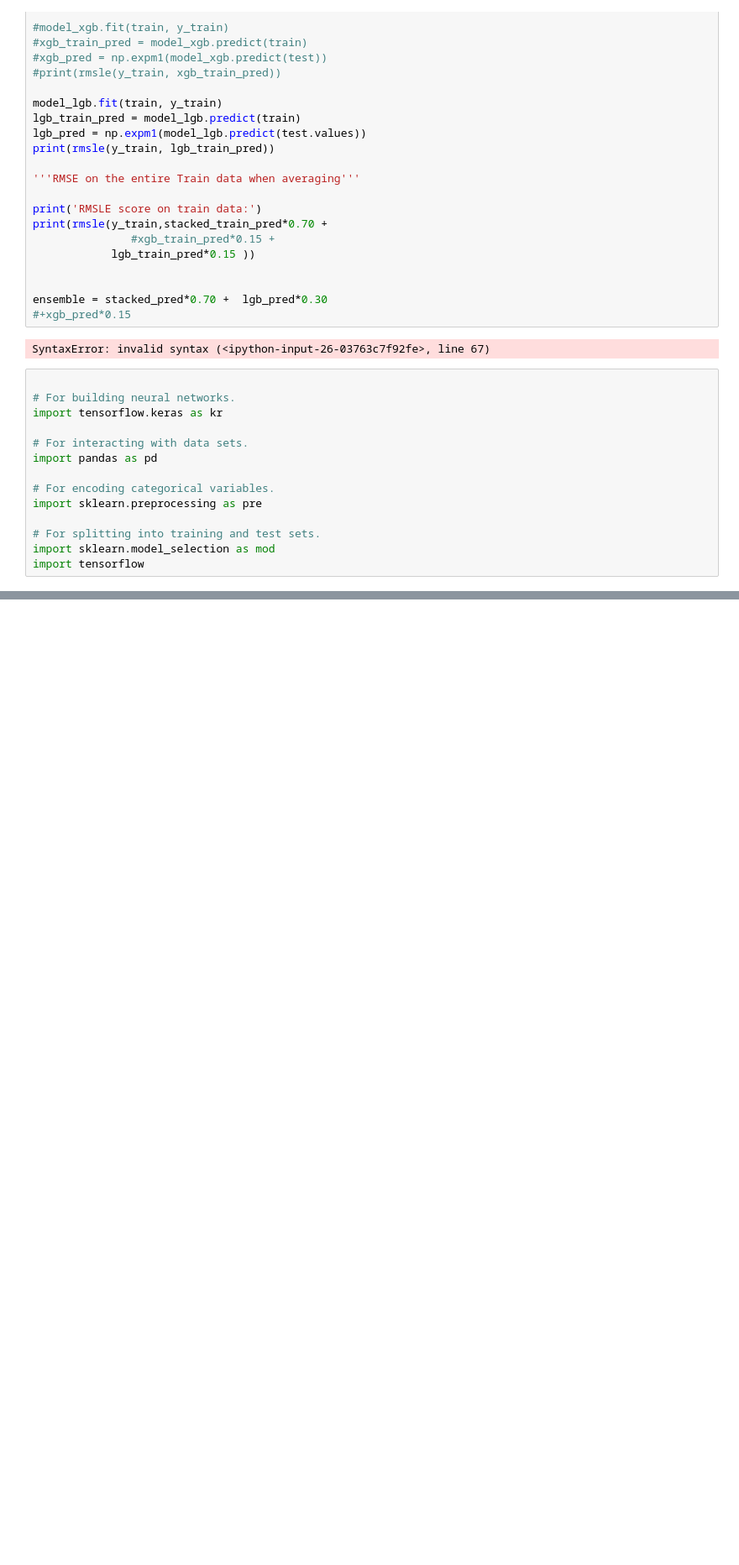
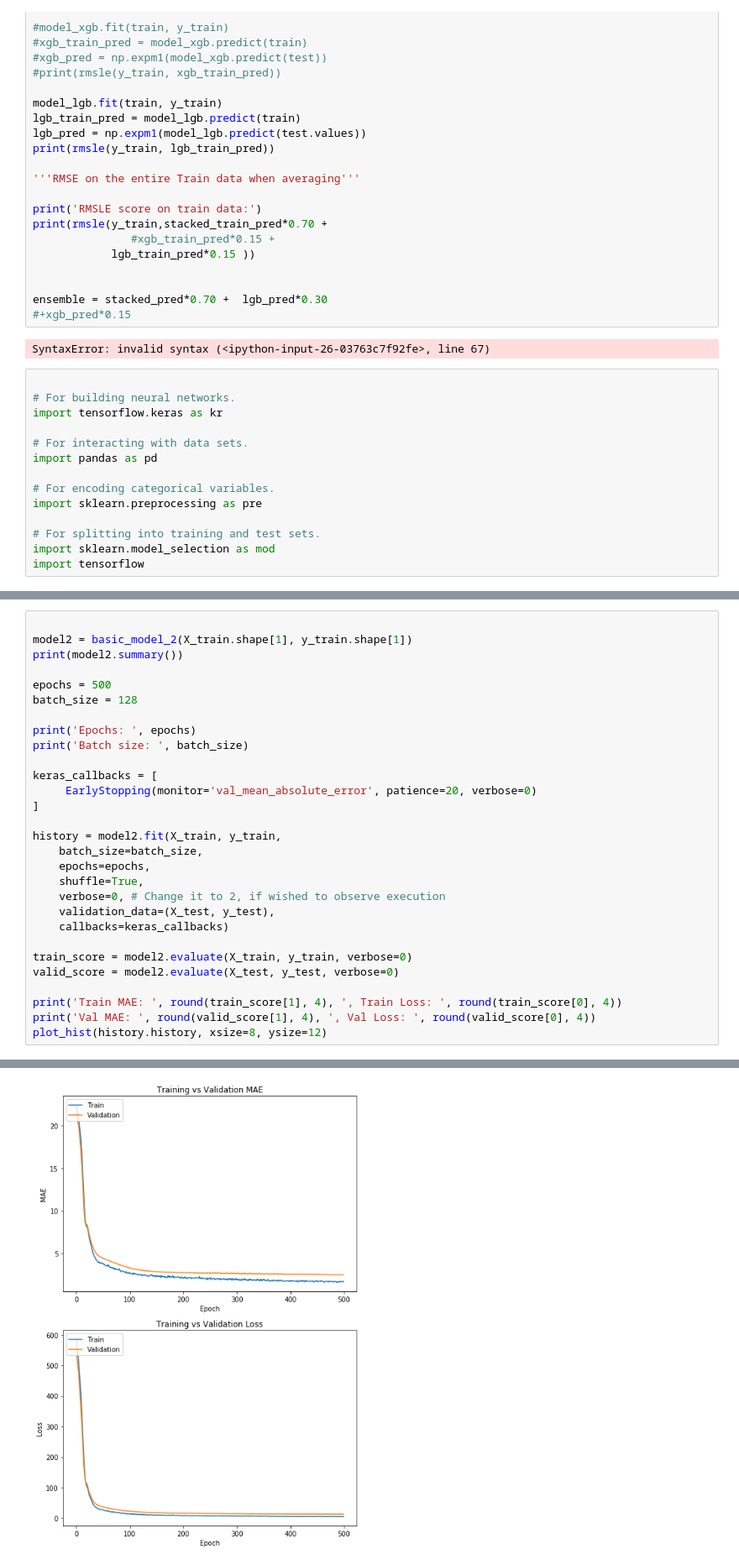
Before and after one commit to diarmuidwhelan/Machine-learning-and-statistics, a Jupyter notebook: Machine Learning and Statistics Project.ipynb, the cells around one changed output, grey strips where cells are left out. Shown at 84% size. Cells and saved outputs as stored; diff of their text form; blank space fills up the shorter version.

```diff
--- a/Machine Learning and Statistics Project.ipynb
+++ b/Machine Learning and Statistics Project.ipynb
@@ -612,0 +694,30 @@ _________________________________________________________________
+# %%
+
+model2 = basic_model_2(X_train.shape[1], y_train.shape[1])
+print(model2.summary())
+
+epochs = 500
+batch_size = 128
+
+print('Epochs: ', epochs)
+print('Batch size: ', batch_size)
+
+keras_callbacks = [
+     EarlyStopping(monitor='val_mean_absolute_error', patience=20, verbose=0)
+]
+
+history = model2.fit(X_train, y_train,
+    batch_size=batch_size,
+    epochs=epochs,
+    shuffle=True,
+    verbose=0, # Change it to 2, if wished to observe execution
+    validation_data=(X_test, y_test),
+    callbacks=keras_callbacks)
+
+train_score = model2.evaluate(X_train, y_train, verbose=0)
+valid_score = model2.evaluate(X_test, y_test, verbose=0)
+
+print('Train MAE: ', round(train_score[1], 4), ', Train Loss: ', round(train_score[0], 4))
+print('Val MAE: ', round(valid_score[1], 4), ', Val Loss: ', round(valid_score[0], 4))
+plot_hist(history.history, xsize=8, ysize=12)
+# %% [output]
@@ -612,0 +741 @@ _________________________________________________________________
+[figure, added]
```
Also changed, not shown: parts of 25 cells of this notebook.
